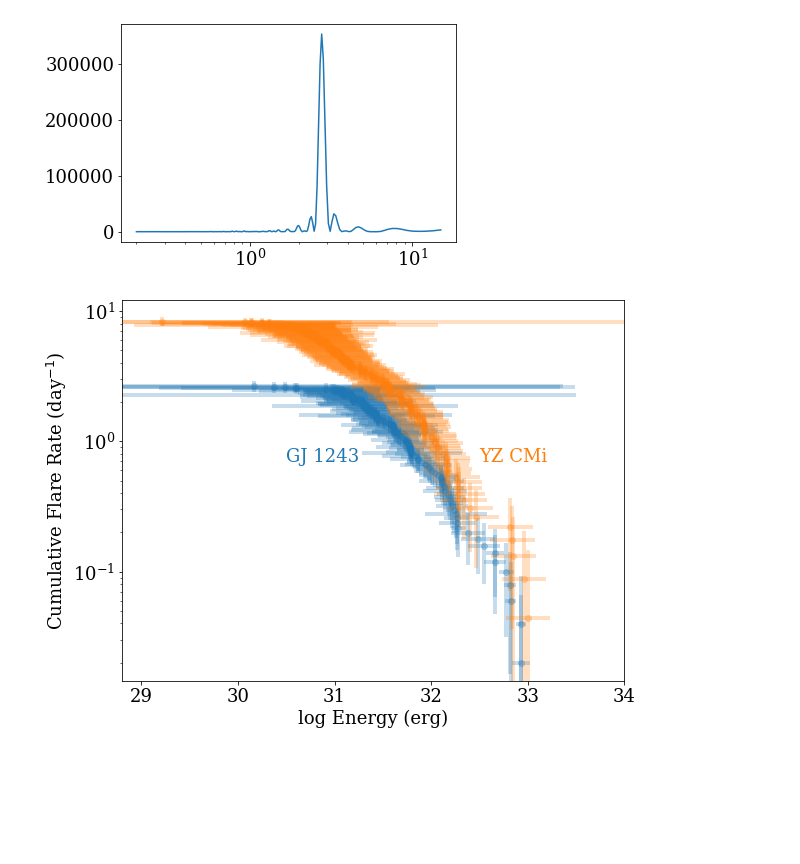
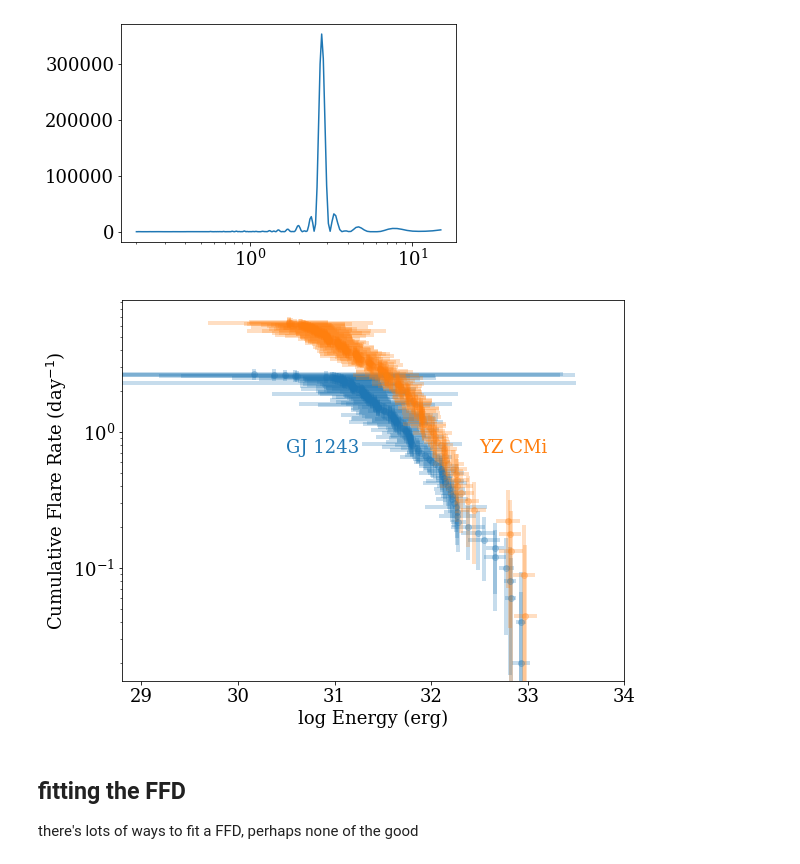
Before and after one commit to jradavenport/YZCMi_TESS, a Jupyter notebook: yzcmi_vs_gj1243.ipynb, the cells around one changed output. Saved outputs shown, nothing was run; the diff lists cells and outputs as text; code cells hidden in the pictures; blank space fills up the shorter version.

```diff
--- a/yzcmi_vs_gj1243.ipynb
+++ b/yzcmi_vs_gj1243.ipynb
@@ -65,8 +61,11 @@ print(11.55090 - 8.586, 9.6807 - 6.58)
 # %% [output]
 2.9649 3.1007
 # %%
-LUMINY = 31.00192752813018 # from updated notebook (gj1243_10yrs/spectra/padova_lum)
-LUMINY_err = 0.22985294989763078
+# LUMINY = 31.00192752813018 # from updated notebook (gj1243_10yrs/spectra/padova_lum)
+# LUMINY_err = 0.22985294989763078
+
+LUMINY  = 30.976368864140518 # from updated notebook (gj1243_10yrs/spectra/padova_lum)
+LUMINY_err = 0.1148749988137026 # but using i-J instead of g-J b/c larger errors in g!
 
 file = 'tess2019006130736-s0007-0000000266744225-0131-s_lc.fits.dat.fbeye'
 fbeyeY = pd.read_table(file, sep='\s+', comment='#', names=colnames)[1:] # skip the first junk row
@@ -90,4 +89,6 @@ plt.legend(fontsize=13)
 plt.xlabel('log E (erg)')
 plt.ylabel(r'log $\nu$ (day$^{-1}$)')
 # plt.title('GJ 1243')
+
+print(fbeyeY.shape)
 # %% [output]
@@ -127,26 +138,29 @@ ffd_xY,ffd_yY,ffd_xerrY,ffd_yerrY = FFD(fbeyeY['Equiv_Dur'].values, TOTEXP=TOTDU
 # %%
 plt.figure(figsize=(9,7))
 
-plt.errorbar(ffd_x, (ffd_y), xerr=np.sqrt(ffd_xerr**2+LUMIN_err**2),
+plt.errorbar(ffd_x, ffd_y, xerr=np.sqrt(ffd_xerr**2+LUMIN_err**2),
              yerr=ffd_yerr,
              color='C0', alpha=0.25, linestyle='none', lw=4, marker='o')
 
-plt.errorbar(ffd_xY, (ffd_yY), xerr=np.sqrt(ffd_xerrY**2+LUMINY_err**2),
+plt.errorbar(ffd_xY, ffd_yY, xerr=np.sqrt(ffd_xerrY**2+LUMINY_err**2),
              yerr=ffd_yerrY,
              color='C1', alpha=0.25, linestyle='none', lw=4, marker='o')
 
 
 plt.yscale('log')
 
 plt.xlabel('log Energy (erg)')
 plt.ylabel(r'Cumulative Flare Rate (day$^{-1}$)')
 # plt.title('GJ 1243 (M4, P$_{rot}$=0.59d)', fontsize=14)
 
 # plt.text(31.5, 5, 'Kepler',color='k')
 plt.text(30.5, 0.7,'GJ 1243', color='C0')
 plt.text(32.5, 0.7,'YZ CMi', color='C1')
 plt.xlim(28.8,34)
 
 plt.savefig('YZCMI_vs_GJ1243.png', dpi=150, bbox_inches='tight', pad_inches=0.25)
 # %% [output]
-[figure, old version]
+[figure, new version]
+# %% [markdown]
+## fitting the FFD
+there's lots of ways to fit a FFD, perhaps none of the good
```
Also changed, not shown: parts of 11 cells of this notebook.
